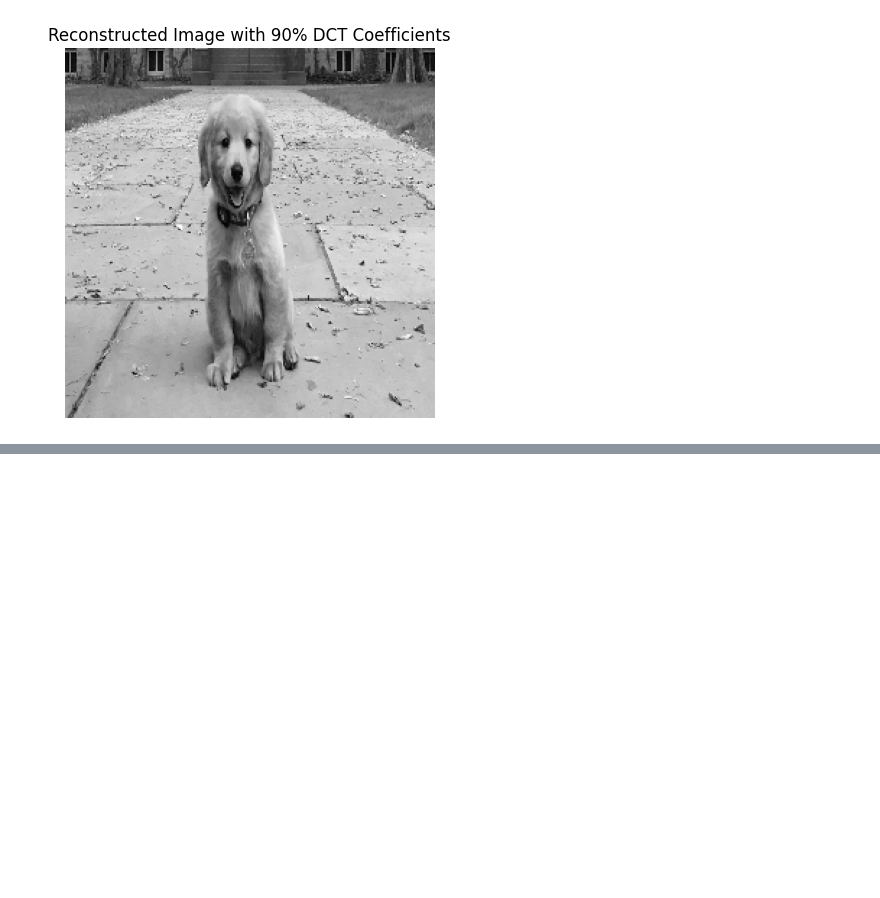
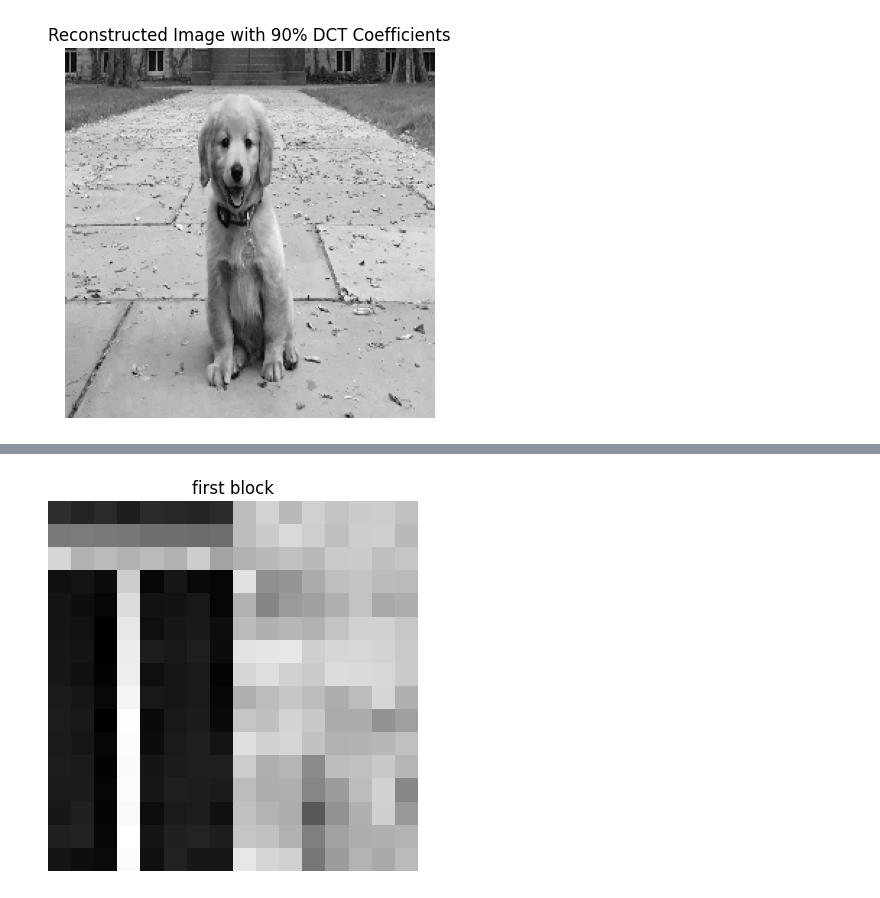
Before and after one commit to moghaith/image-compression-dct-dft, a Jupyter notebook: DFTvsDCT.ipynb, the cells around one changed output, grey strips where cells are left out. Saved outputs shown, nothing was run; the diff lists cells and outputs as text; code cells hidden in the pictures; blank space fills up the shorter version.

```diff
--- a/DFTvsDCT.ipynb
+++ b/DFTvsDCT.ipynb
@@ -212,0 +309,85 @@ plt.show()
+# %%
+#divide into 16x16 blocks
+blksize =16
+blocks = []
+for i in range(0, image_resized.shape[0], blksize):
+    for j in range(0, image_resized.shape[1], blksize):
+        block = image_resized[i:i+blksize, j:j+blksize]
+        blocks.append(block)
+blocks = np.array(blocks)
+plt.imshow(blocks[0], cmap='gray')
+plt.title('first block')
+plt.axis('off')
+plt.show()
+#then repeat the same steps as before with 4x4 blocks
+dct_rows = np.zeros_like(blocks)
+dct_blocks = np.zeros_like(blocks)
+for r in range (blocks.shape[0]):
+    dct_rows[r] = dct(blocks[r], axis=1, norm='ortho')
+for c in range (blocks.shape[0]):
+    dct_blocks[c]=dct(dct_rows[c], axis=0, norm='ortho')
+dct_blocks
+#flatten first the blocks
+flattened_dct_blocks = dct_blocks.reshape(dct_blocks.shape[0], -1
+)
+flattened_dct_blocks
+#magnitudes calculation
+magnitudes = np.abs(flattened_dct_blocks)
+magnitudes
+#now we try different compression ratios by zeroing small coefficients
+def compress_dct_blocks(dct_blocks, keep_fraction):
+    flattened = dct_blocks.reshape(dct_blocks.shape[0], -1)
+    magnitudes = np.abs(flattened)
+    compressed_blocks = np.zeros_like(flattened)
+    for i in range(magnitudes.shape[0]):
+        thresh = np.percentile(magnitudes[i], (1 - keep_fraction) * 100)
+        compressed_blocks[i] = np.where(magnitudes[i] >= thresh, flattened[i], 0)
+    return compressed_blocks.reshape(dct_blocks.shape)
+compression_ratios = [0.1, 0.3, 0.5,
+                        0.7, 0.9]
+compressed_dct_blocks_list = []
+for ratio in compression_ratios:
+    compressed_blocks = compress_dct_blocks(dct_blocks, ratio)
+    compressed_dct_blocks_list.append(compressed_blocks)
+compressed_dct_blocks_list
+#reconstruct images from compressed dct blocks
+def reconstruct_image_from_dct_blocks(dct_blocks, image_shape, blksize):
+    reconstructed_image = np.zeros(image_shape)
+    idx = 0
+    for i in range(0, image_shape[0], blksize):
+        for j in range(0, image_shape[1], blksize):
+            block_dct = dct_blocks[idx]
+            block_idct_rows = idct(block_dct, axis=0, norm='ortho')
+            block_idct = idct(block_idct_rows, axis=1, norm='ortho')
+            reconstructed_image[i:i+blksize, j:j+blksize] = block_idct
+            idx += 1
+    return reconstructed_image
+reconstructed_images = []
+for compressed_blocks in compressed_dct_blocks_list:
+    reconstructed_image = reconstruct_image_from_dct_blocks(compressed_blocks, image_resized.shape, blksize)
+    reconstructed_images.append(reconstructed_image)
+#display reconstructed images
+for i, ratio in enumerate(compression_ratios):
+    plt.imshow(reconstructed_images[i], cmap='gray')
+    plt.title(f'Reconstructed Image with {int(ratio*100)}% DCT Coefficients (16x16)')
+    plt.axis('off')
+    plt.show()
+#now i'll calc mean squared error for each reconstructed image
+#mse for 4x4 blocks
+mse_values = []
+norm_image = np.linalg.norm(image_resized)
+for reconstructed_image in reconstructed_images:
+    # mse = np.mean((image_resized - reconstructed_image) ** 2) / (norm_image ** 2)
+    mse = np.mean((image_resized - reconstructed_image) ** 2)
+    mse_values.append(mse)
+mse_values
+#plot mse vs compression ratio
+plt.plot([int(r*100) for r in compression_ratios], mse_values, marker
+='o')
+plt.title('MSE vs Comp Ratio using DCT 16x16 blocks')
+plt.xlabel('Compression Ratio')
+plt.ylabel('Normalized Mean Squared Error')
+plt.grid()
+plt.show()
+# %% [output]
+[figure, added]
```
Also changed, not shown: parts of 6 cells of this notebook.
